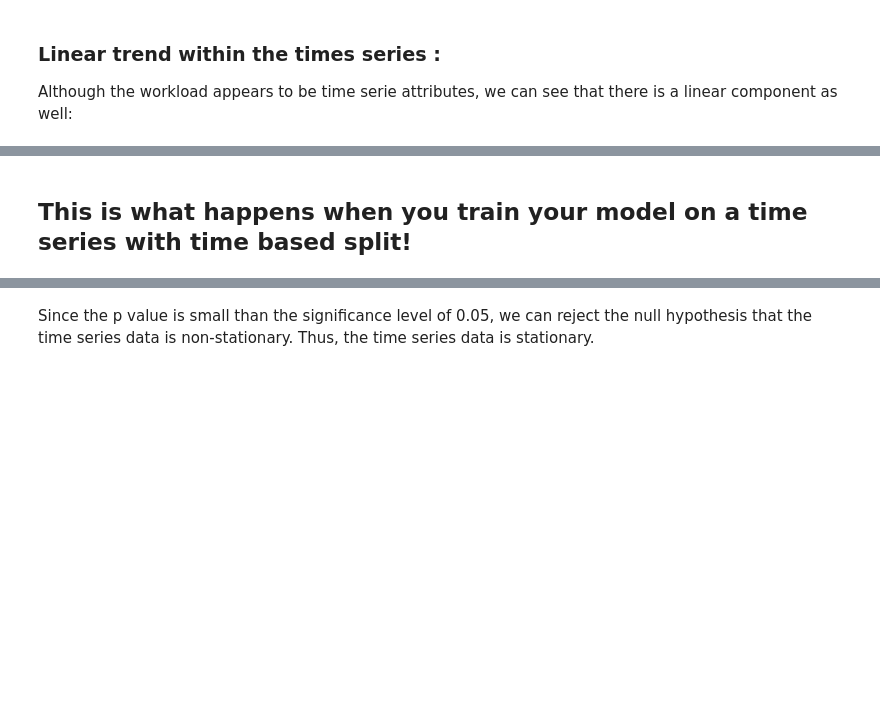
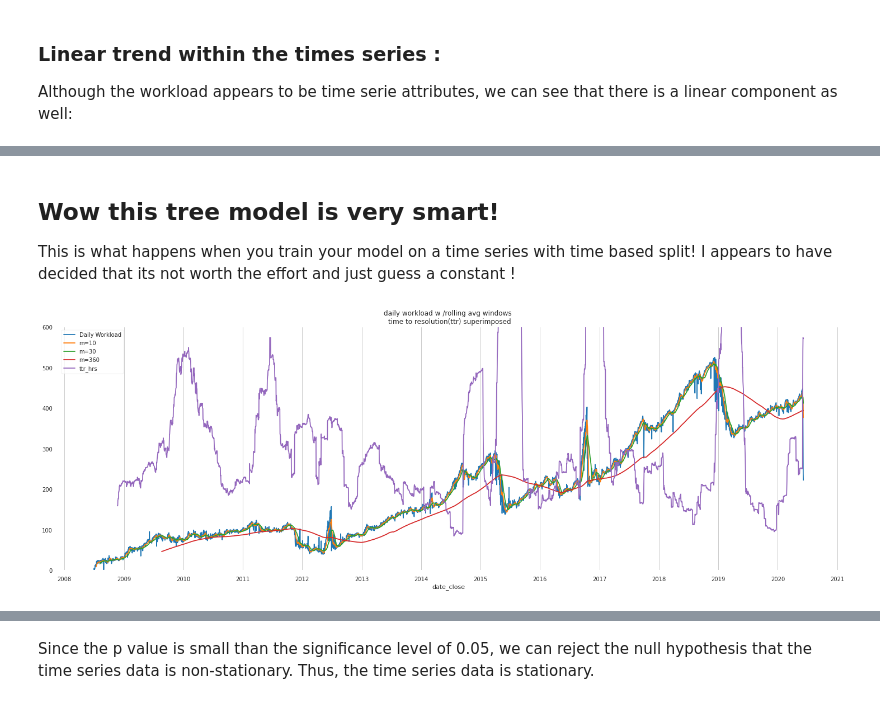
Before and after one commit to dmhliu/DS-Unit-2-Build-dmhliu, a Jupyter notebook: build2.ipynb, the cells around one changed output, grey strips where cells are left out. Drawn from its saved outputs; the diff is of its cells as text; code cells hidden in the pictures; blank space fills up the shorter version.

```diff
--- a/build2.ipynb
+++ b/build2.ipynb
@@ -491,39 +578,45 @@ plt.show()
 # %% [markdown]
-## This is what happens when you train your model on a time series with time based split!
+##  Wow this tree model is very smart!
+
+This is what happens when you train your model on a time series with time based split! I appears to have decided that its not worth the effort and just guess a constant !
 # %%
 closed_ttr_day = wrangler.working.copy()
 closed_ttr_day['ttr_sec'] = closed_ttr_day['ttr']  #keep seconds
 closed_ttr_day['ttr'] = closed_ttr_day['ttr'].dt.total_seconds()/3600   #convert to hours
 
 closed_ttr_day['date_close'] = pd.DatetimeIndex(closed_ttr_day.Closed).date
 
 closed_ttr_day = closed_ttr_day.groupby('date_close')[['CaseID','workload','ttr']].agg({'CaseID': 'count', 'workload': np.mean, 'ttr': 'mean'})
+closed_ttr_day = closed_ttr_day.groupby('date_close')[['CaseID','workload','ttr']].agg({'CaseID': 'count', 'workload': 'max', 'ttr': 'mean'})
+
 closed_ttr_day.columns=['case_count','daily_workload', 'avg_ttr_hours']
 
 
 years = mdates.YearLocator()   # every year
 months = mdates.MonthLocator()  # every month
 years_fmt = mdates.DateFormatter('%Y')
 
 
-ax= closed_ttr_day.daily_workload.plot(figsize=(18,5))
+ax= closed_ttr_day.daily_workload.plot(figsize=(25,8))
 
 closed_ttr_day.daily_workload.rolling(window=10).mean().plot(ax=ax)
 closed_ttr_day.daily_workload.rolling(window=30).mean().plot(ax=ax)
-closed_ttr_day.daily_workload.rolling(window=50).mean().plot(ax=ax)
+closed_ttr_day.daily_workload.rolling(window=360).mean().plot(ax=ax)
 
-closed_ttr_day.avg_ttr_hours.rolling(window=50).mean().plot(ax=ax)
+closed_ttr_day.avg_ttr_hours.rolling(window=120).mean().plot(ax=ax)      #
 
 
-ax.set_title('daily workload w /rolling avg windows')
+ax.set_title('daily workload w /rolling avg windows \n time to resolution(ttr) superimposed')
 
 ax.xaxis.grid(True, which='major')
 
-ax.set_ylim(0,560)
+ax.set_ylim(0,600)
 ax.xaxis.set_major_locator(years)
 ax.xaxis.set_minor_locator(months)
 ax.xaxis.set_major_formatter(years_fmt)
 
 
-ax.legend(['Daily Workload', 'm=10', 'm=20', 'm=30', 'ttr_hrs'])
+ax.legend(['Daily Workload', 'm=10', 'm=30', 'm=360', 'ttr_hrs'])
 plt.show()
+# %% [output]
+[figure, added]
```
Also changed, not shown: parts of 23 cells of this notebook.
